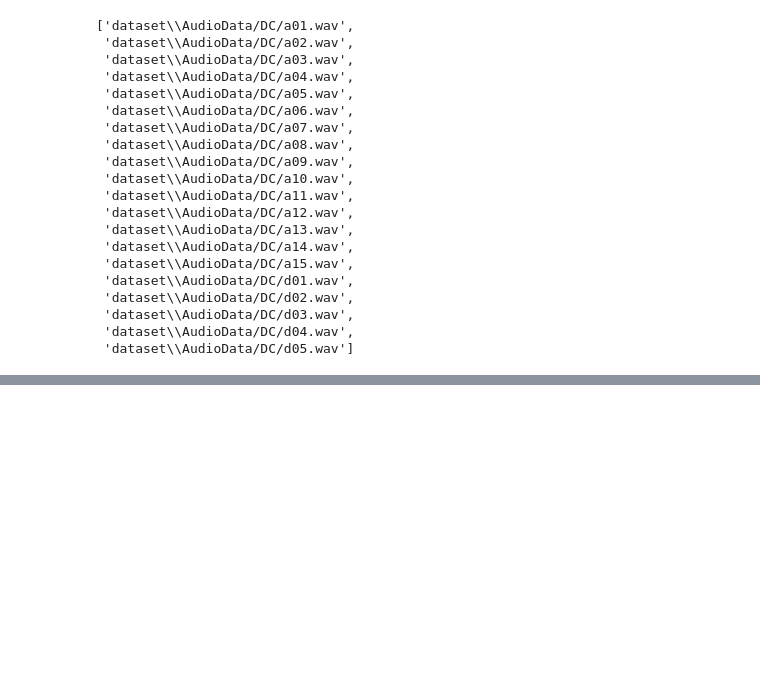
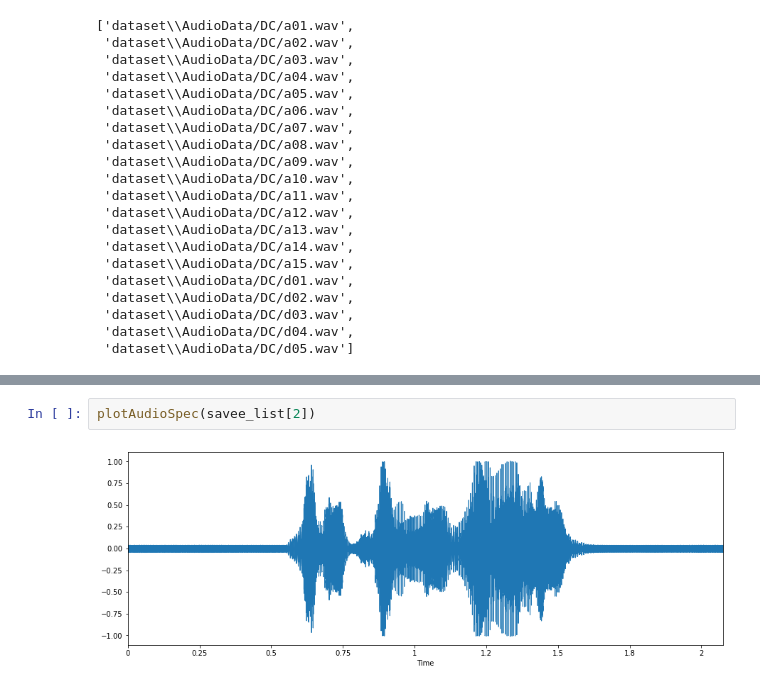
Before and after one commit to RadhiMalhotra98/CS584-Machine-Learning-Project, a Jupyter notebook: TRAINING_MODULE.ipynb, the cells around one changed output, grey strips where cells are left out. Drawn from its saved outputs; the diff is of its cells as text; blank space fills up the shorter version.

```diff
--- a/TRAINING_MODULE.ipynb
+++ b/TRAINING_MODULE.ipynb
@@ -96,0 +124,4 @@ savee_list[:20]
+# %%
+plotAudioSpec(savee_list[2])
+# %% [output]
+[figure, added]
```
Also changed, not shown: parts of 6 cells of this notebook.
